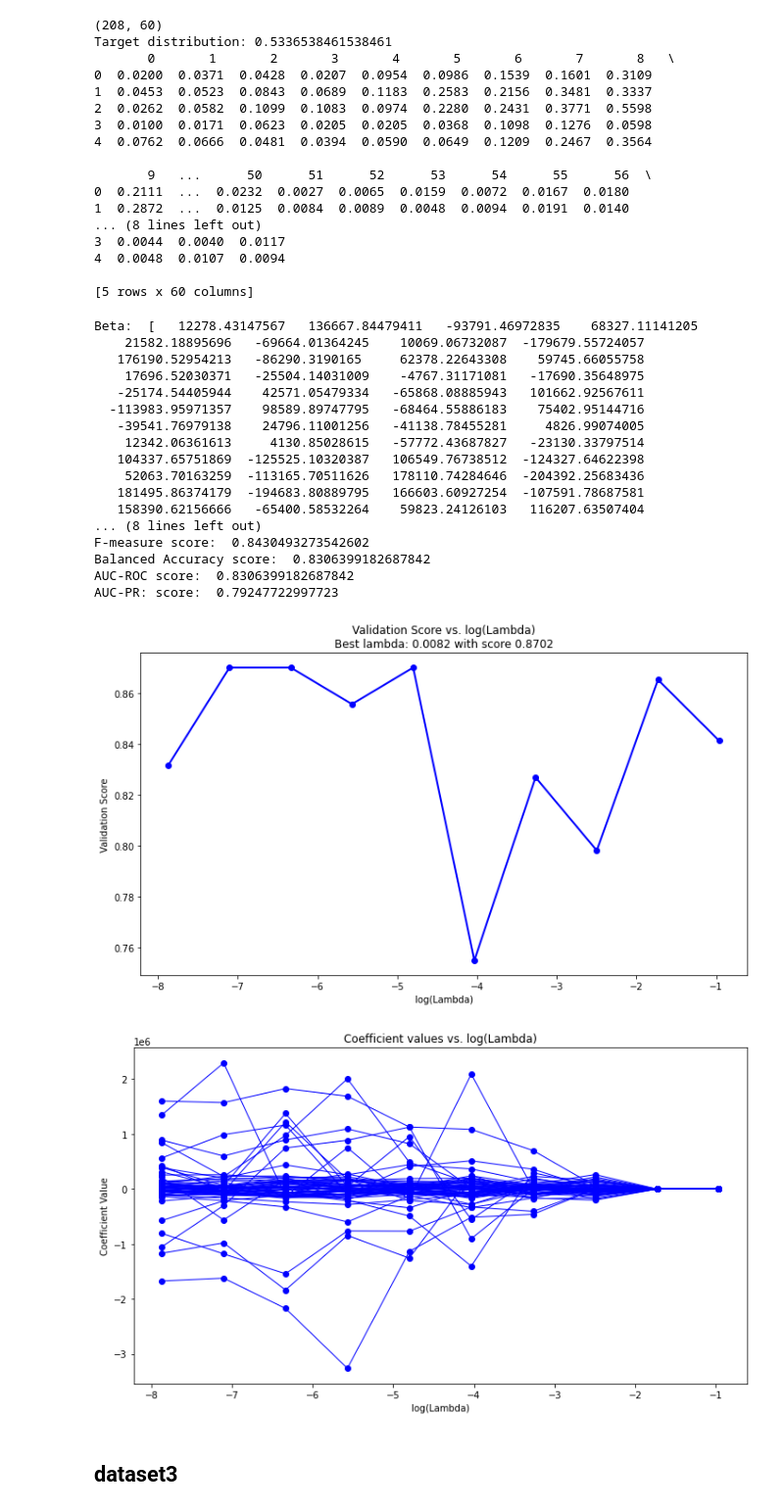
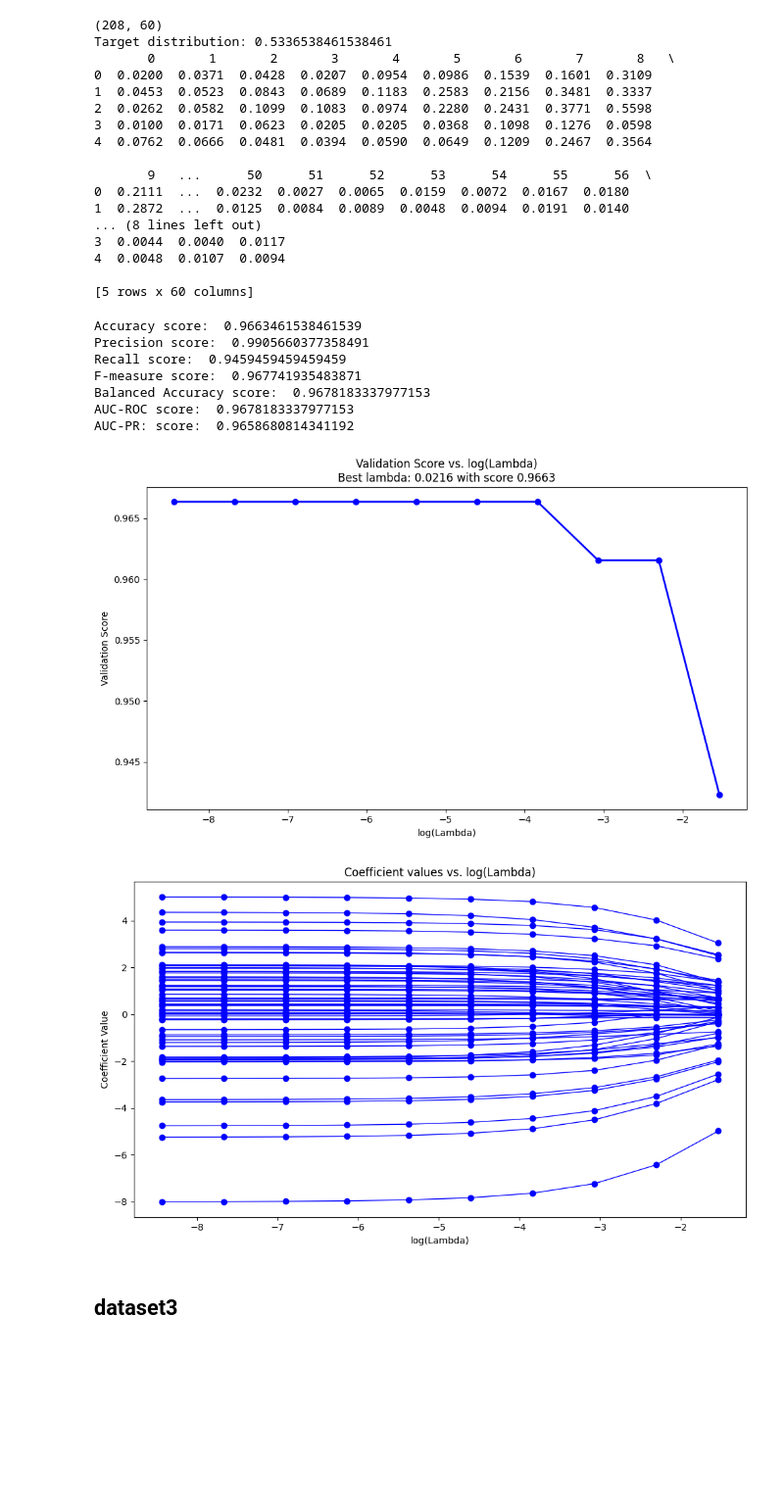
Before and after one commit to kwolny1/cyclic_coordinate_descent_algorithm, a Jupyter notebook: LogRegCCD_notebook.ipynb, the cells around one changed output. Shown at 98% size. Drawn from its saved outputs; the diff is of its cells as text; code cells hidden in the pictures; blank space fills up the shorter version.

```diff
--- a/LogRegCCD_notebook.ipynb
+++ b/LogRegCCD_notebook.ipynb
@@ -295,46 +305,25 @@ Target distribution: 0.5336538461538461
 4  0.0048  0.0107  0.0094
 
 [5 rows x 60 columns]
-# %%
-logRegCCD = LogRegCCD()
-logRegCCD = logRegCCD.fit(sonar_X, sonar_y)
-
-print("Beta: ", logRegCCD.beta)
-print("Beta zero: ", logRegCCD.beta_zero)
-
-print("-----------------")
-
-print("Accuracy score: ", logRegCCD.validate(sonar_X, sonar_y, accuracy_score))
-print("Precision score: ", logRegCCD.validate(sonar_X, sonar_y, precision_score))
-print("Recall score: ", logRegCCD.validate(sonar_X, sonar_y, recall_score))
-print("F-measure score: ", logRegCCD.validate(sonar_X, sonar_y, f1_score))
-print("Balanced Accuracy score: ", logRegCCD.validate(sonar_X, sonar_y, balanced_accuracy_score))
-print("AUC-ROC score: ", logRegCCD.validate(sonar_X, sonar_y, roc_auc_score))
-print("AUC-PR: score: ", logRegCCD.validate(sonar_X, sonar_y, average_precision_score))
-# %% [output]
-Beta:  [   12278.43147567   136667.84479411   -93791.46972835    68327.11141205
-    21582.18895696   -69664.01364245    10069.06732087  -179679.55724057
-   176190.52954213   -86290.3190165     62378.22643308    59745.66055758
-    17696.52030371   -25504.14031009    -4767.31171081   -17690.35648975
-   -25174.54405944    42571.05479334   -65868.08885943   101662.92567611
-  -113983.95971357    98589.89747795   -68464.55886183    75402.95144716
-   -39541.76979138    24796.11001256   -41138.78455281     4826.99074005
-    12342.06361613     4130.85028615   -57772.43687827   -23130.33797514
-   104337.65751869  -125525.10320387   106549.76738512  -124327.64622398
-    52063.70163259  -113165.70511626   178110.74284646  -204392.25683436
-   181495.86374179  -194683.80889795   166603.60927254  -107591.78687581
-   158390.62156666   -65400.58532264    59823.24126103   116207.63507404
-... (8 lines left out)
-F-measure score:  0.8430493273542602
-Balanced Accuracy score:  0.8306399182687842
-AUC-ROC score:  0.8306399182687842
-AUC-PR: score:  0.79247722997723
 # %%
-logRegCCD.plot_score(sonar_X, sonar_y, K=10, measure = accuracy_score)
-logRegCCD.plot_coeff(sonar_X, sonar_y, K=10)
+logRegCCD = LogRegCCD()
+logRegCCD = logRegCCD.fit(sonar_X, sonar_y)
+
+evaluate_performance(logRegCCD, sonar_X, sonar_y)
 # %% [output]
-[figure, removed]
-[figure, removed]
+Accuracy score:  0.9663461538461539
+Precision score:  0.9905660377358491
+Recall score:  0.9459459459459459
+F-measure score:  0.967741935483871
+Balanced Accuracy score:  0.9678183337977153
+AUC-ROC score:  0.9678183337977153
+AUC-PR: score:  0.9658680814341192
+# %%
+logRegCCD.plot_score()
+logRegCCD.plot_coeff()
+# %% [output]
+[figure, added]
+[figure, added]
 # %%
 # what a weird plots
 # %% [markdown]
```
Also changed, not shown: parts of 18 cells of this notebook.
